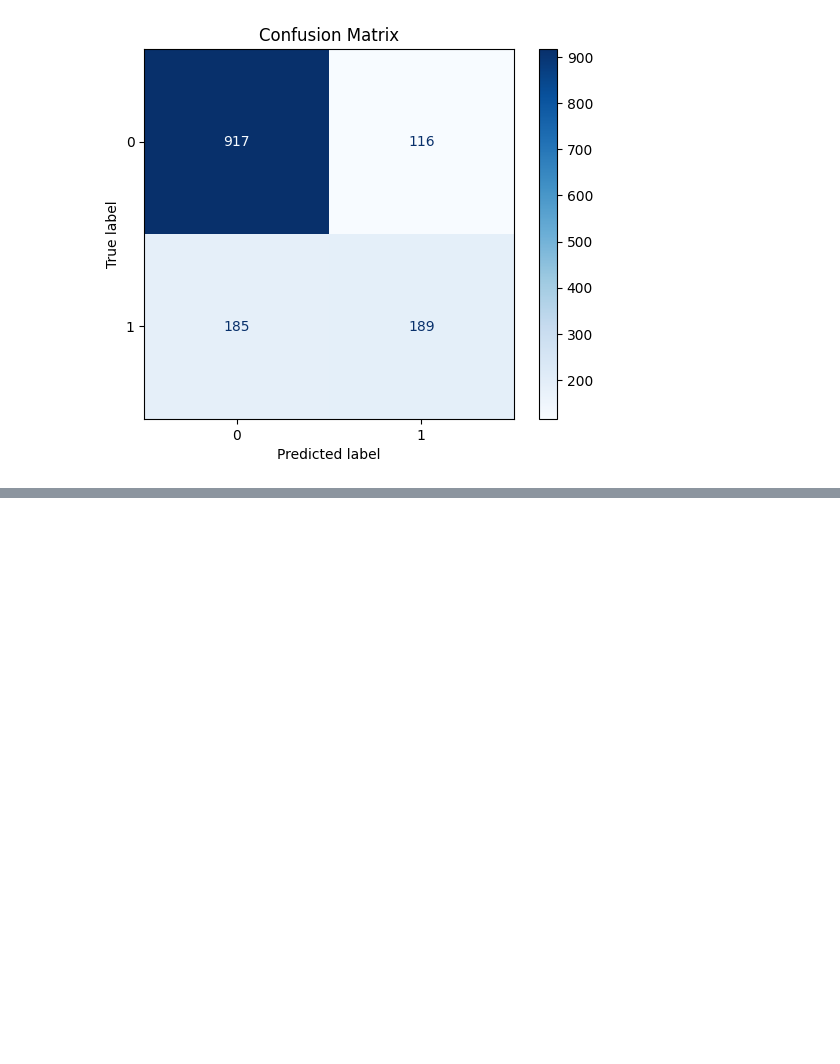
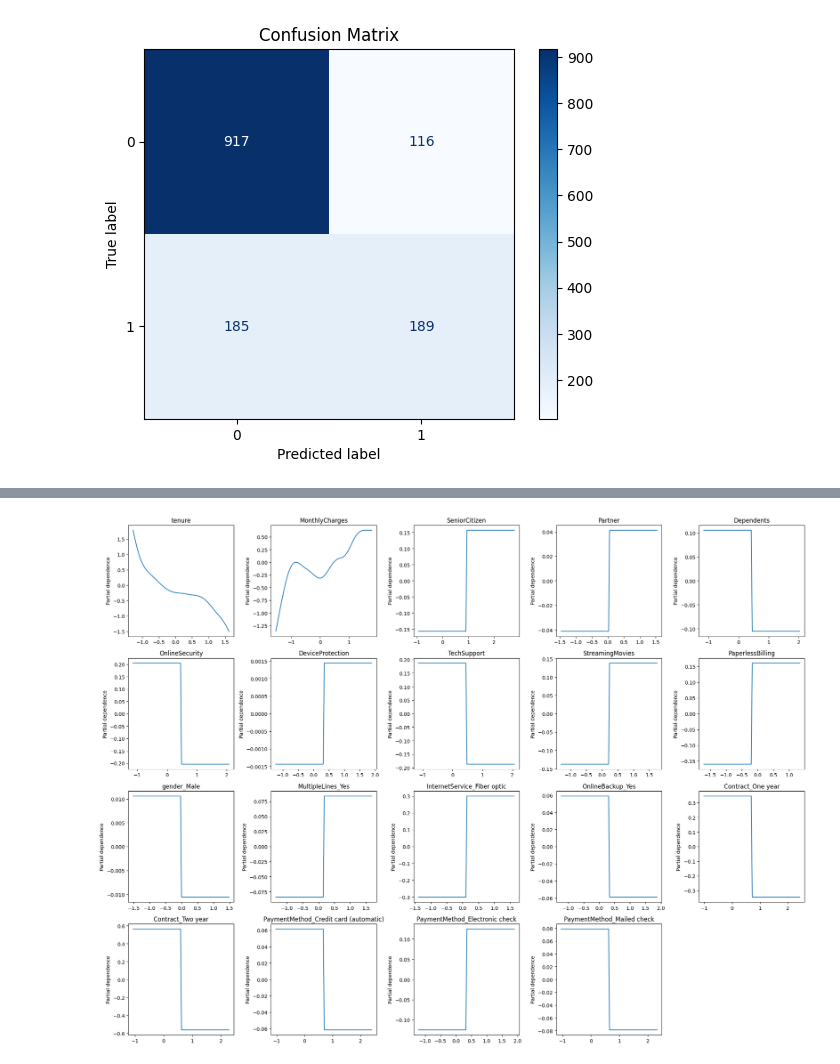
Before and after one commit to jc39963/Interpretable_ML, a Jupyter notebook: Interpretable_ML.ipynb, the cells around one changed output, grey strips where cells are left out. Cells and saved outputs as stored; diff of their text form; code cells hidden in the pictures; blank space fills up the shorter version.

```diff
--- a/Interpretable_ML.ipynb
+++ b/Interpretable_ML.ipynb
@@ -619,0 +618,20 @@ For logistic regression, I put the coefficients as odd ratios by exponentiating
+# %%
+# Identify continuous and categorical column indices in X_train - code from ChatGPT
+# prompt: how do I set up my columns and variables for PyGAM?
+continuous_cols = ['tenure', 'MonthlyCharges']
+categorical_cols = [col for col in X_train.columns if col not in continuous_cols]
+
+all_columns = X_train.columns.tolist()
+
+# Get the indices of these columns in the DataFrame
+continuous_indices = [all_columns.index(col) for col in continuous_cols]
+categorical_indices = [all_columns.index(col) for col in categorical_cols]
+
+# Build GAM terms
+#spline terms for continuous
+terms = sum([s(i) for i in continuous_indices], TermList())
+#factor terms for categorical
+terms += sum([f(i) for i in categorical_indices], TermList())
+
+
+gam = LogisticGAM(terms).gridsearch(X_train_scaled, y_train)
@@ -619,0 +672,17 @@ For logistic regression, I put the coefficients as odd ratios by exponentiating
+# %%
+
+
+# Visualize GAM - from XAI generalized models notebook example
+plt.figure(figsize=(20, 15))
+for i, term in enumerate(gam.terms):
+    if term.isintercept:
+        continue
+    plt.subplot(4, 5, i+1)
+    XX = gam.generate_X_grid(term=i)
+    plt.plot(XX[:, term.feature], gam.partial_dependence(term=i, X=XX))
+    plt.title((continuous_cols + categorical_cols)[i])
+    plt.ylabel('Partial dependence')
+plt.tight_layout()
+plt.show()
+# %% [output]
+[figure, added]
```
Also changed, not shown: parts of 21 cells of this notebook.
